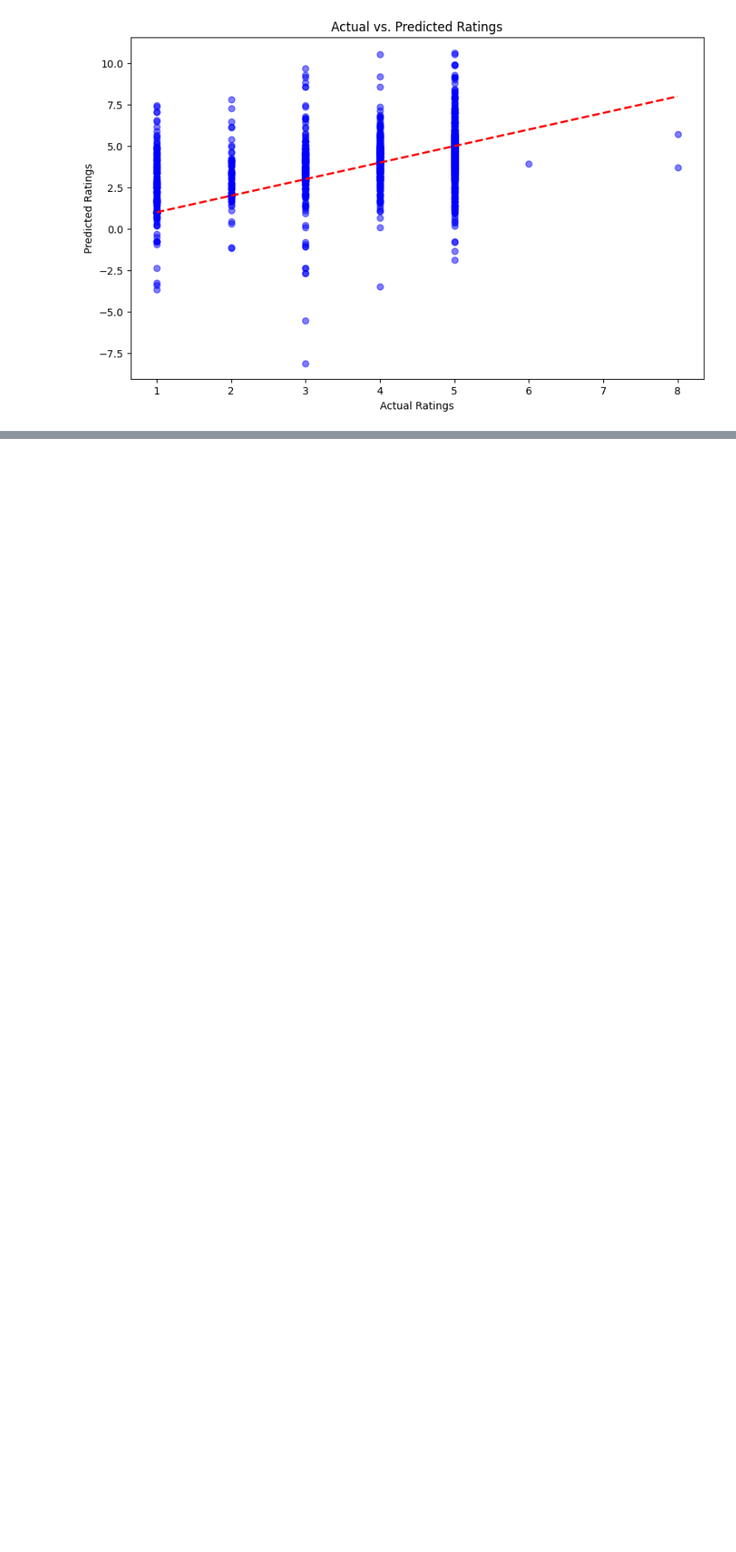
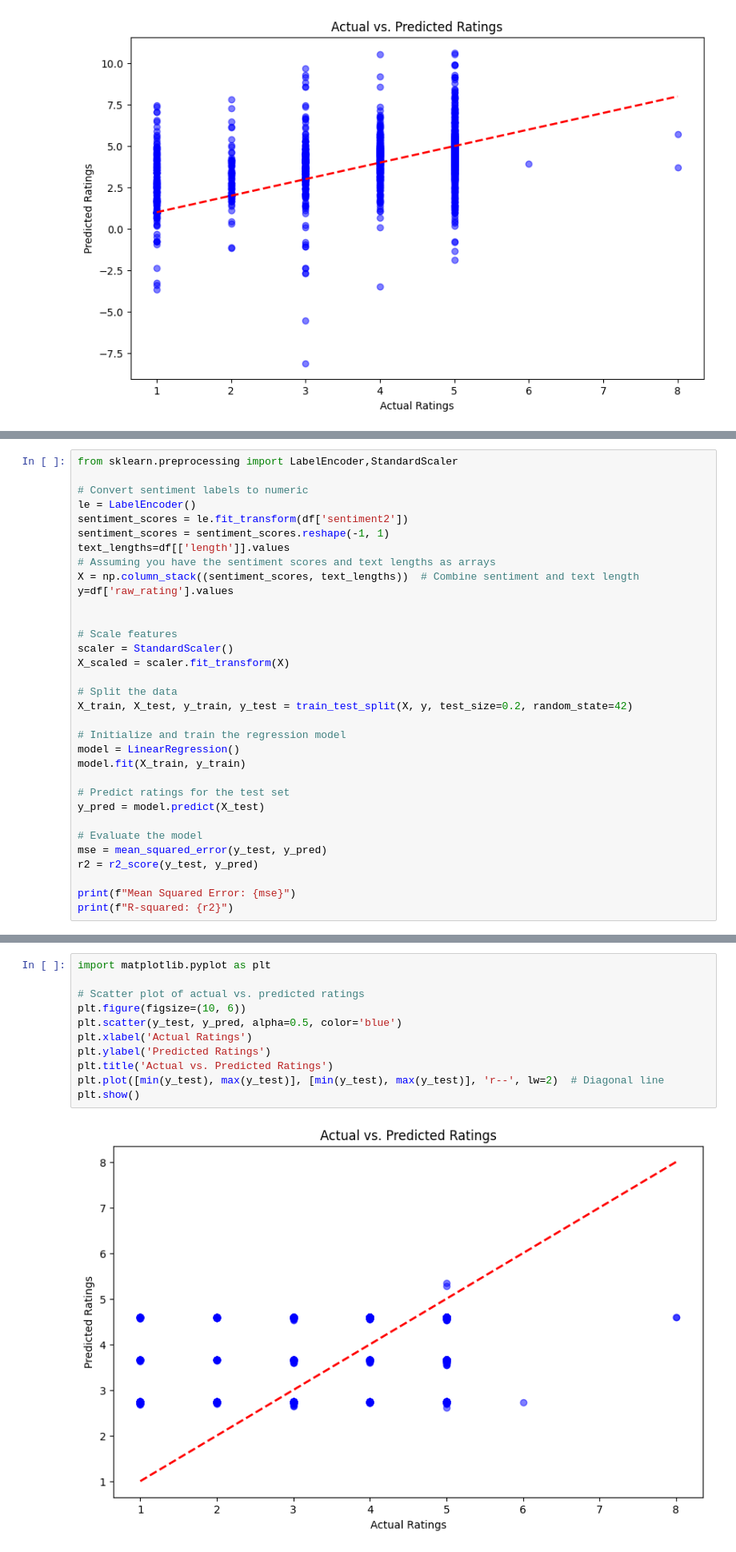
Before and after one commit to RemaAlorine/DS-AI, a Jupyter notebook: regression.ipynb, the cells around one changed output, grey strips where cells are left out. Shown: that part at 80% size. Cells and saved outputs as stored; diff of their text form; blank space fills up the shorter version.

```diff
--- a/regression.ipynb
+++ b/regression.ipynb
@@ -83,0 +136,33 @@ plt.show()
+# %%
+from sklearn.preprocessing import LabelEncoder,StandardScaler
+
+# Convert sentiment labels to numeric
+le = LabelEncoder()
+sentiment_scores = le.fit_transform(df['sentiment2'])
+sentiment_scores = sentiment_scores.reshape(-1, 1)
+text_lengths=df[['length']].values
+# Assuming you have the sentiment scores and text lengths as arrays
+X = np.column_stack((sentiment_scores, text_lengths))  # Combine sentiment and text length
+y=df['raw_rating'].values
+
+
+# Scale features
+scaler = StandardScaler()
+X_scaled = scaler.fit_transform(X)
+
+# Split the data
+X_train, X_test, y_train, y_test = train_test_split(X, y, test_size=0.2, random_state=42)
+
+# Initialize and train the regression model
+model = LinearRegression()
+model.fit(X_train, y_train)
+
+# Predict ratings for the test set
+y_pred = model.predict(X_test)
+
+# Evaluate the model
+mse = mean_squared_error(y_test, y_pred)
+r2 = r2_score(y_test, y_pred)
+
+print(f"Mean Squared Error: {mse}")
+print(f"R-squared: {r2}")
@@ -83,0 +172,13 @@ plt.show()
+# %%
+import matplotlib.pyplot as plt
+
+# Scatter plot of actual vs. predicted ratings
+plt.figure(figsize=(10, 6))
+plt.scatter(y_test, y_pred, alpha=0.5, color='blue')
+plt.xlabel('Actual Ratings')
+plt.ylabel('Predicted Ratings')
+plt.title('Actual vs. Predicted Ratings')
+plt.plot([min(y_test), max(y_test)], [min(y_test), max(y_test)], 'r--', lw=2)  # Diagonal line
+plt.show()
+# %% [output]
+[figure, added]
```
Also changed, not shown: parts of 9 cells of this notebook.
